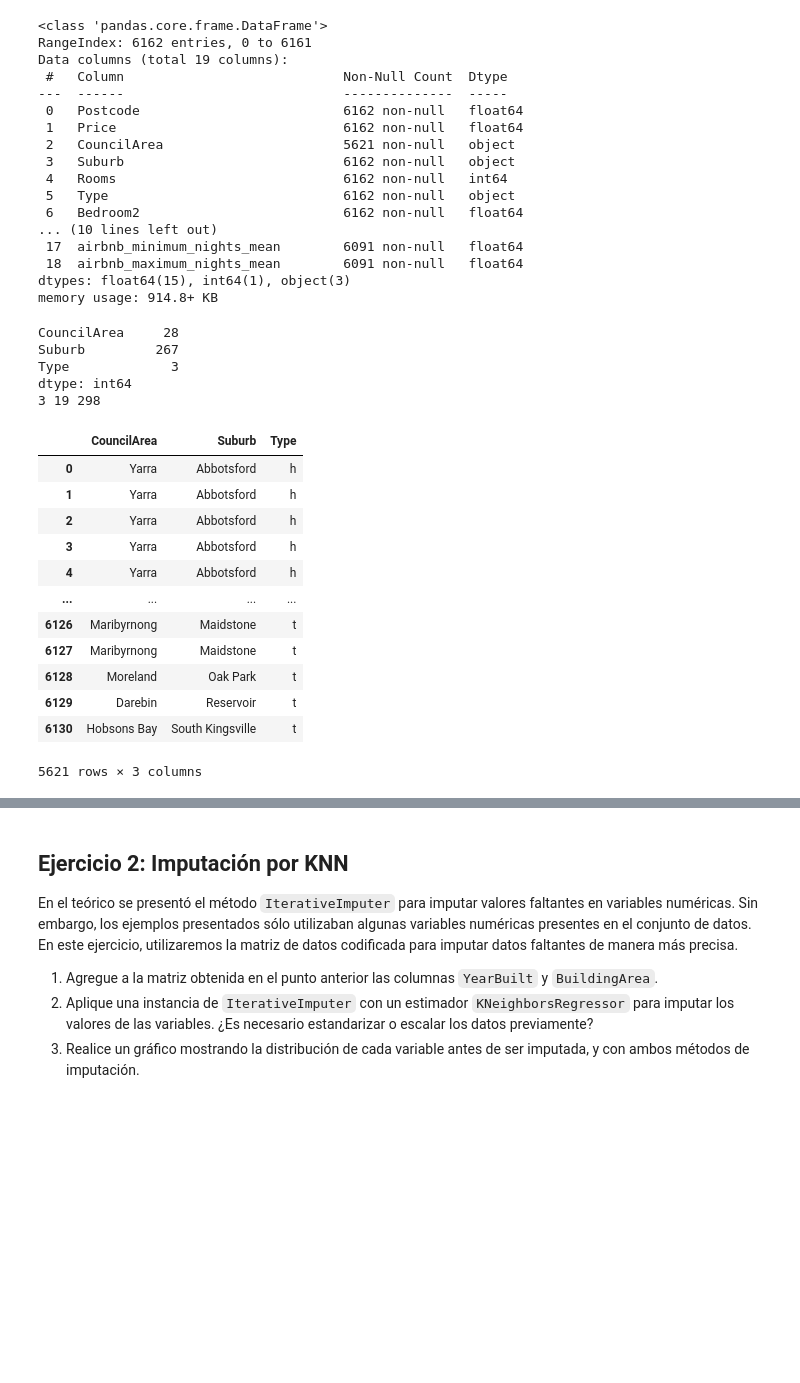
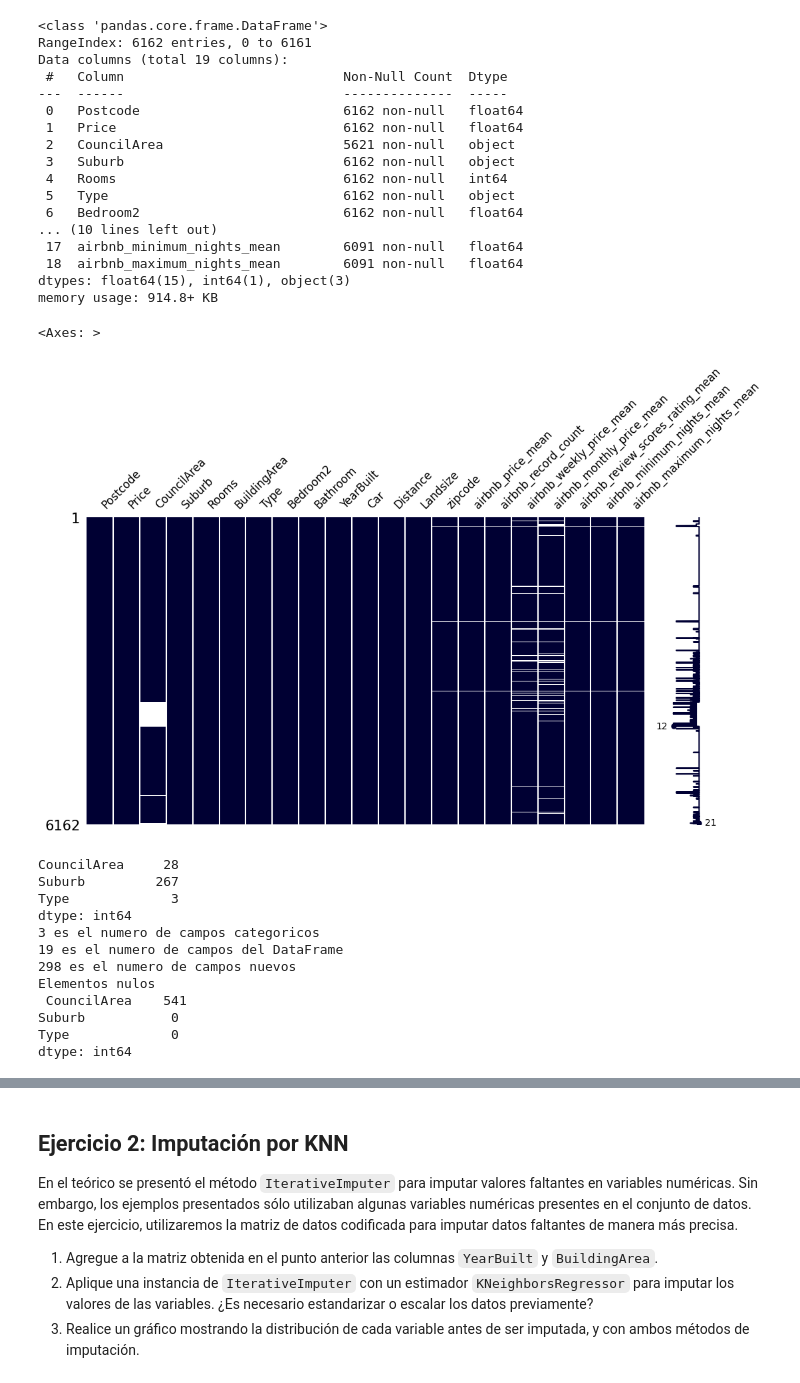
Before and after one commit to JeroFotinos/diplo_datos, a Jupyter notebook: Consignas_Entregable_AEyC - Parte 2.ipynb, the cells around one changed output, grey strips where cells are left out. Drawn from its saved outputs; the diff is of its cells as text; code cells hidden in the pictures; blank space fills up the shorter version.

```diff
--- a/Consignas_Entregable_AEyC - Parte 2.ipynb
+++ b/Consignas_Entregable_AEyC - Parte 2.ipynb
@@ -18,10 +18,10 @@ En esta notebook, **se utilizará resultado de dichas operaciones.**
 import matplotlib.pyplot as plt
 import numpy as np
 import pandas as pd
-import sklearn as sklearn
+import sklearn
+
+import missingno as msno
+import matplotlib.pyplot as plt
 import seaborn as sns
-
-
-sns.set_context('talk')
 # %%
 # Acá deberían leer el conjunto de datos que ya tienen.
@@ -76,36 +68,38 @@ melb_df=merged_sales_df
+# %%
+msno.matrix(merged_sales_df,figsize=(12, 6), fontsize=12, color=[0,0,0.2])
+# %% [output]
+<Axes: >
+[figure, added]
 # %%
+melb_df=merged_sales_df1
 categorical_cols=['CouncilArea','Suburb','Type']
 
 
 print(melb_df[categorical_cols].nunique())
 num_of_cols_cat=len(categorical_cols)
+print(num_of_cols_cat,'es el numero de campos categoricos')
 num_of_cols=melb_df.shape[1]
+print(num_of_cols,'es el numero de campos del DataFrame')
 num_of_new_cols=melb_df[categorical_cols].nunique().sum()
-print(num_of_cols_cat,num_of_cols,num_of_new_cols)
+print(num_of_new_cols,'es el numero de campos nuevos')
 
 # Check for nulls
-melb_df[categorical_cols].isna().sum()
-
+print('Elementos nulos \n' ,melb_df[categorical_cols].isna().sum())
 melb_df.loc[:,['CouncilArea','Suburb','Type']].dropna()
+melb_df= melb_df.dropna(subset=['CouncilArea'])
 # %% [output]
 CouncilArea     28
 Suburb         267
 Type             3
 dtype: int64
-3 19 298
+3 es el numero de campos categoricos
+19 es el numero de campos del DataFrame
+298 es el numero de campos nuevos
+Elementos nulos
+ CouncilArea    541
+Suburb           0
+Type             0
+dtype: int64
-|  | CouncilArea | Suburb | Type |
-| 0 | Yarra | Abbotsford | h |
-| 1 | Yarra | Abbotsford | h |
-| 2 | Yarra | Abbotsford | h |
-| 3 | Yarra | Abbotsford | h |
-| 4 | Yarra | Abbotsford | h |
-| ... | ... | ... | ... |
-| 6126 | Maribyrnong | Maidstone | t |
-| 6127 | Maribyrnong | Maidstone | t |
-| 6128 | Moreland | Oak Park | t |
-| 6129 | Darebin | Reservoir | t |
-| 6130 | Hobsons Bay | South Kingsville | t |
-5621 rows × 3 columns
 # %%
 # Creamos las variables binarias
 dummies = pd.get_dummies(melb_df.loc[:,['CouncilArea','Suburb','Type']], drop_first = False)
```
Also changed, not shown: parts of 42 cells of this notebook.
